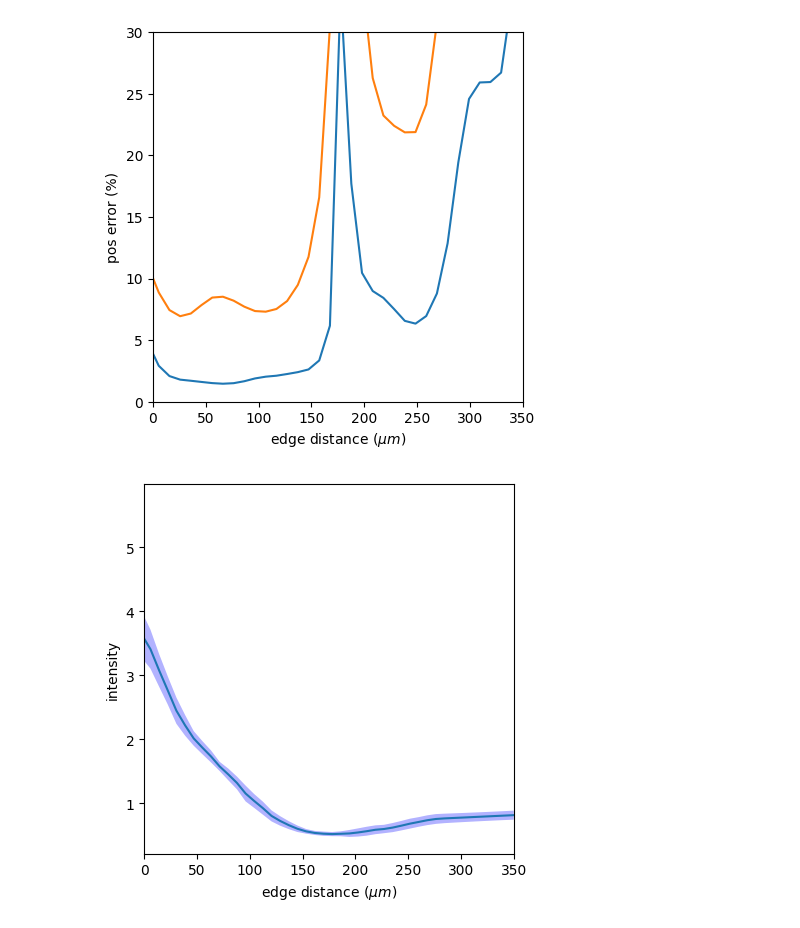
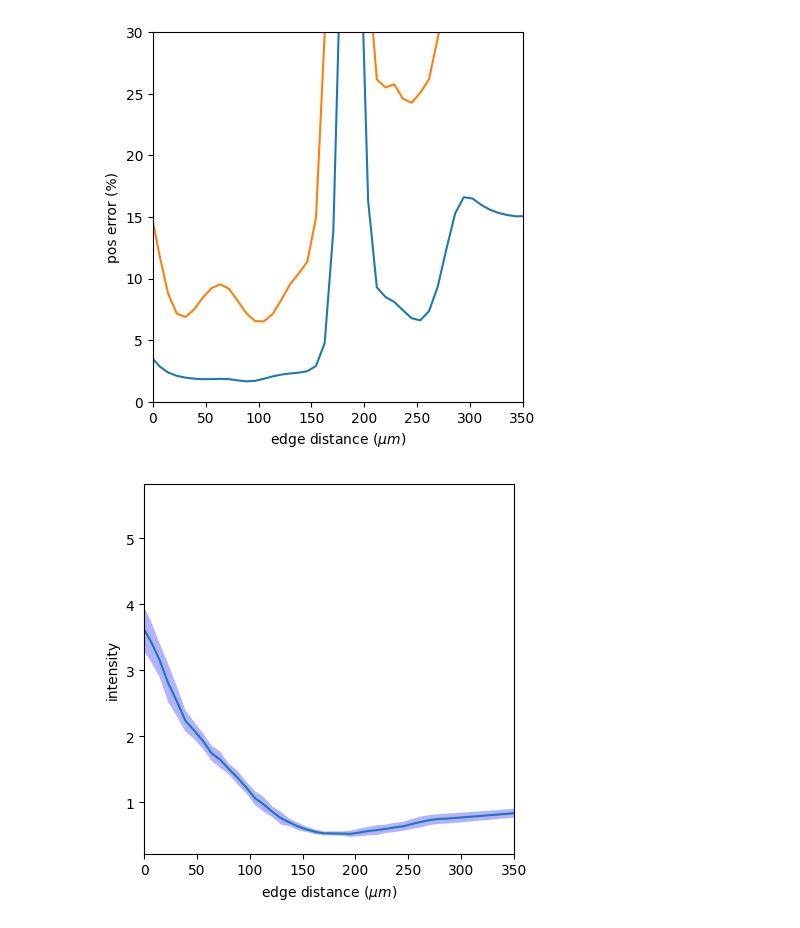
Before and after one commit to idse/signaldecoding, a Jupyter notebook: fig4_IH.ipynb, the cells around one changed output. Saved outputs shown, nothing was run; the diff lists cells and outputs as text; code cells hidden in the pictures.

Commit message:
pos error: use CircleEdgeDist instead of MetricDist, add optional smoothing after calculating error (always some of gradient and cov before), make sure to use trueRadius as cutoff to radial coordinate

```diff
--- a/fig4_IH.ipynb
+++ b/fig4_IH.ipynb
@@ -268,16 +24,20 @@ class MPexperiment(Experiment):
 # %%
-meta = Metadata();
+meta = IIF.Metadata();
 meta.xres = 0.325;
 meta.yres = 0.325;
 meta.channels = signal_names+gene_names;
 meta.conditions = list(np.unique(data['condition']));
 
+sigma = 1;
+
 col = dict();
 for colID in np.unique(data['Colony']):
-    col[colID] = Colony(data[data['Colony']==colID], colID, meta, features=feature_names, nominalRadius=350);
+    col[colID] = IIF.Colony(data[data['Colony']==colID], colID, meta, features=feature_names, nominalRadius=350);
+    col[colID].calcRadialProfiles(cellsPerBin=100, overlap=0, dr=8)
+    col[colID].calcPosError(sigma=sigma)
 
-exp = MPexperiment(col, meta);
-exp.calcRadialProfiles(cellsPerBin=600, overlap=300)
 totalsets = {'all_signals': signal_names, 'all_markers': gene_names};
-exp.calcPosError(totalsets, sigma=1)
+exp = IIF.MPexperiment(col, meta);
+exp.calcRadialProfiles(cellsPerBin=100, overlap=0)
+exp.calcPosError(totalsets, sigma=sigma)
 # %% [output]
@@ -306,11 +80,10 @@ exp.plotPosError(cond, channel, mode='t')
 # %%
 cond = 'B50'
 channel = 'pSMAD1'
-exp.calcPosError()
-exp.plotPosError(cond, channel)
+exp.plotPosError(cond, channel, sigma=1)
 # %% [output]
-[figure, old version]
+[figure, new version]
 # %%
-exp.plotRadialProfiles('pSMAD1','B50', mode='colonies')
+exp.plotRadialProfiles('pSMAD1','B50', mode='colonies', sigma=sigma)
 # %% [output]
-[figure, old version]
+[figure, new version]
```
Also changed, not shown: parts of 16 cells of this notebook, 1 other file.
